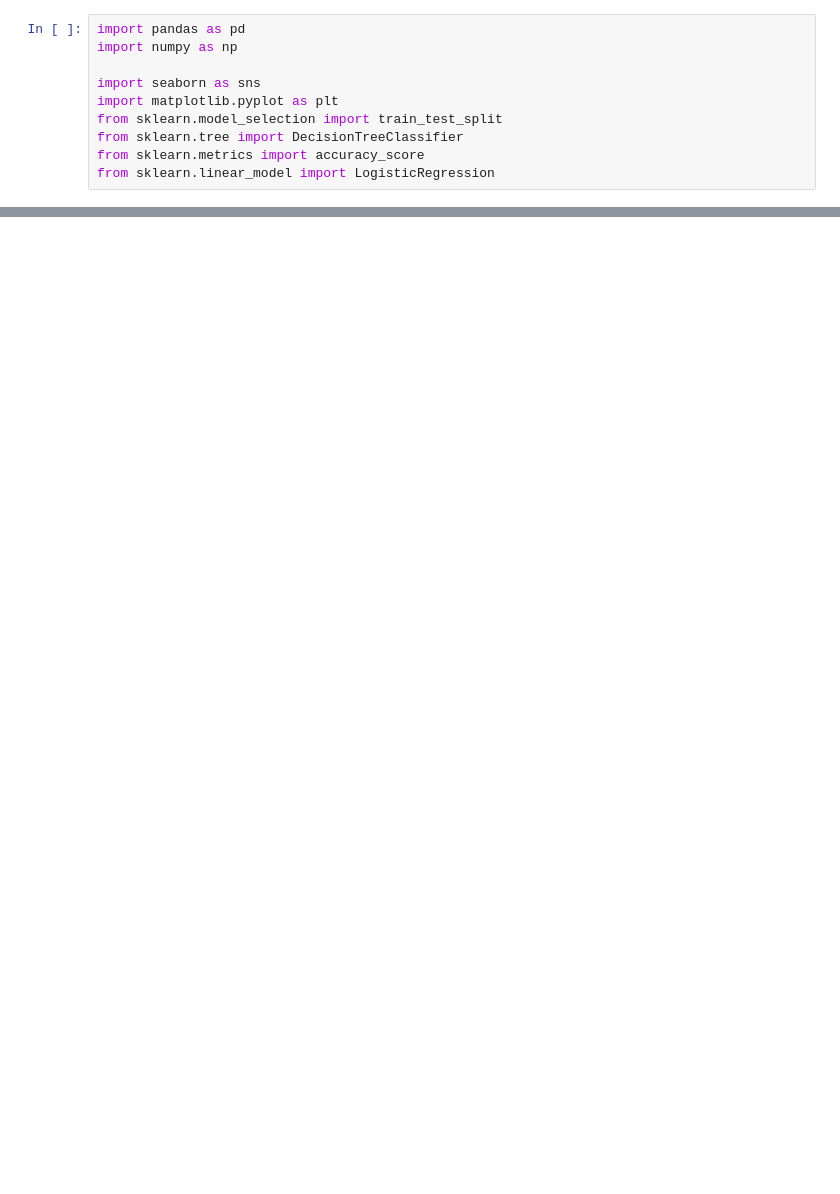
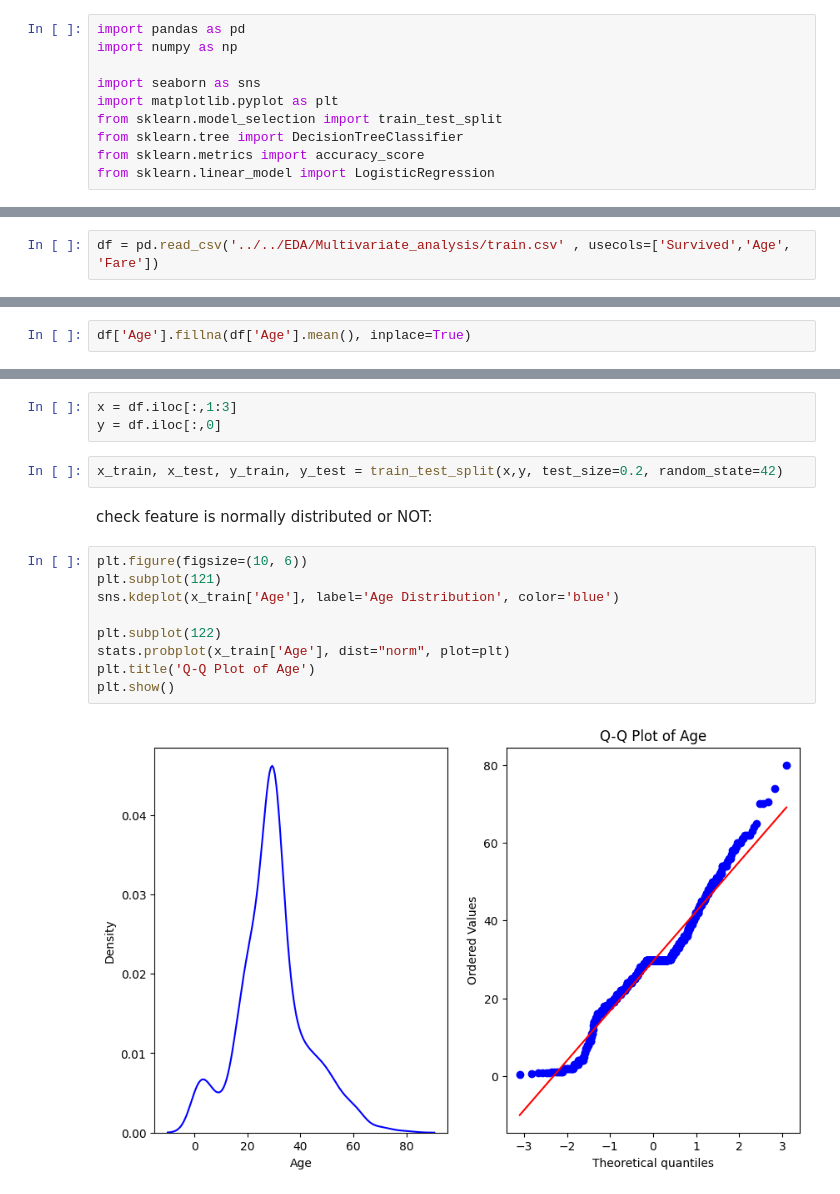
Before and after one commit to Mohotasir/my_ML_Journey, a Jupyter notebook: 100days_ML/Feature_Engineering/Function_transformer/fction-trnasformer.ipynb, the cells around one changed output, grey strips where cells are left out. Cells and saved outputs as stored; diff of their text form; blank space fills up the shorter version.

Commit message:
checking qq plot

```diff
--- a/100days_ML/Feature_Engineering/Function_transformer/fction-trnasformer.ipynb
+++ b/100days_ML/Feature_Engineering/Function_transformer/fction-trnasformer.ipynb
@@ -10,0 +17,2 @@ from sklearn.linear_model import LogisticRegression
+# %%
+df = pd.read_csv('../../EDA/Multivariate_analysis/train.csv' , usecols=['Survived','Age', 'Fare'])
@@ -10,0 +28,2 @@ from sklearn.linear_model import LogisticRegression
+# %%
+df['Age'].fillna(df['Age'].mean(), inplace=True)
@@ -10,0 +44,18 @@ from sklearn.linear_model import LogisticRegression
+# %%
+x = df.iloc[:,1:3]
+y = df.iloc[:,0]
+# %%
+x_train, x_test, y_train, y_test = train_test_split(x,y, test_size=0.2, random_state=42)
+# %% [markdown]
+check feature is normally distributed or NOT:
+# %%
+plt.figure(figsize=(10, 6))
+plt.subplot(121)
+sns.kdeplot(x_train['Age'], label='Age Distribution', color='blue')
+
+plt.subplot(122)
+stats.probplot(x_train['Age'], dist="norm", plot=plt)
+plt.title('Q-Q Plot of Age')
+plt.show()
+# %% [output]
+[figure, added]
```
Also changed, not shown: parts of 5 cells of this notebook.
